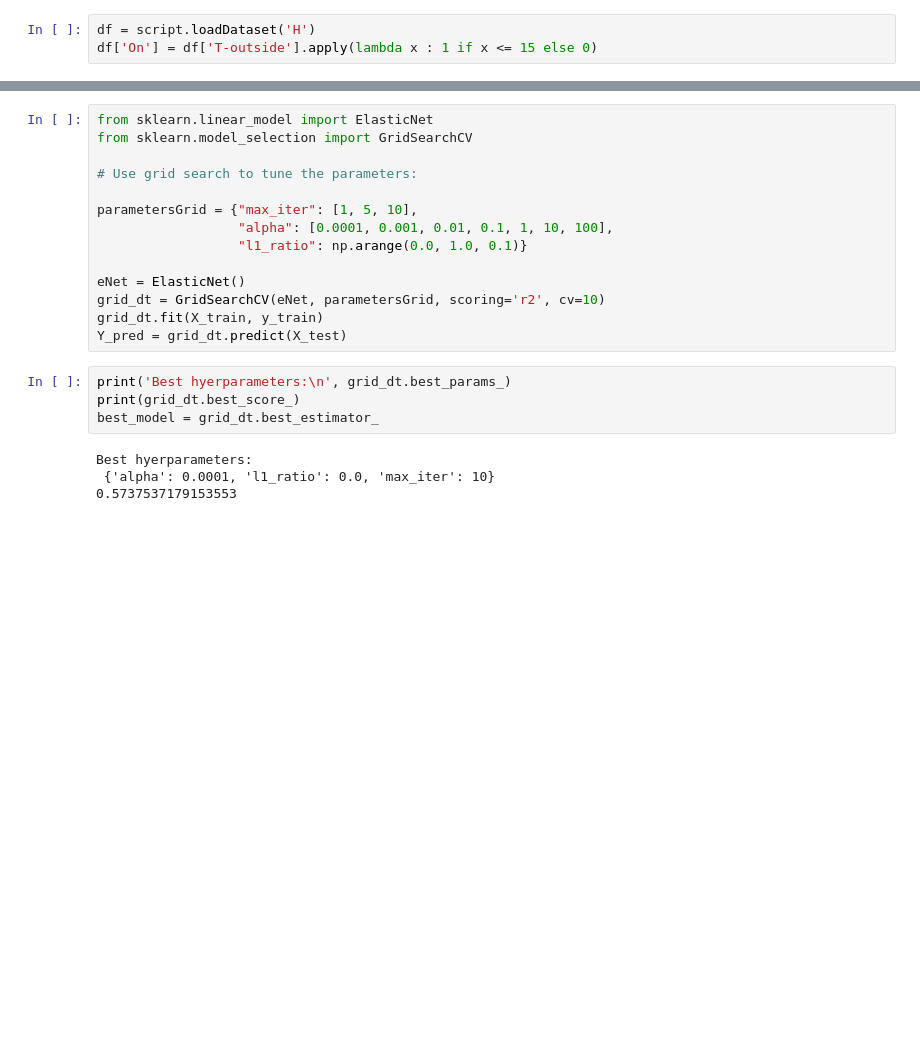
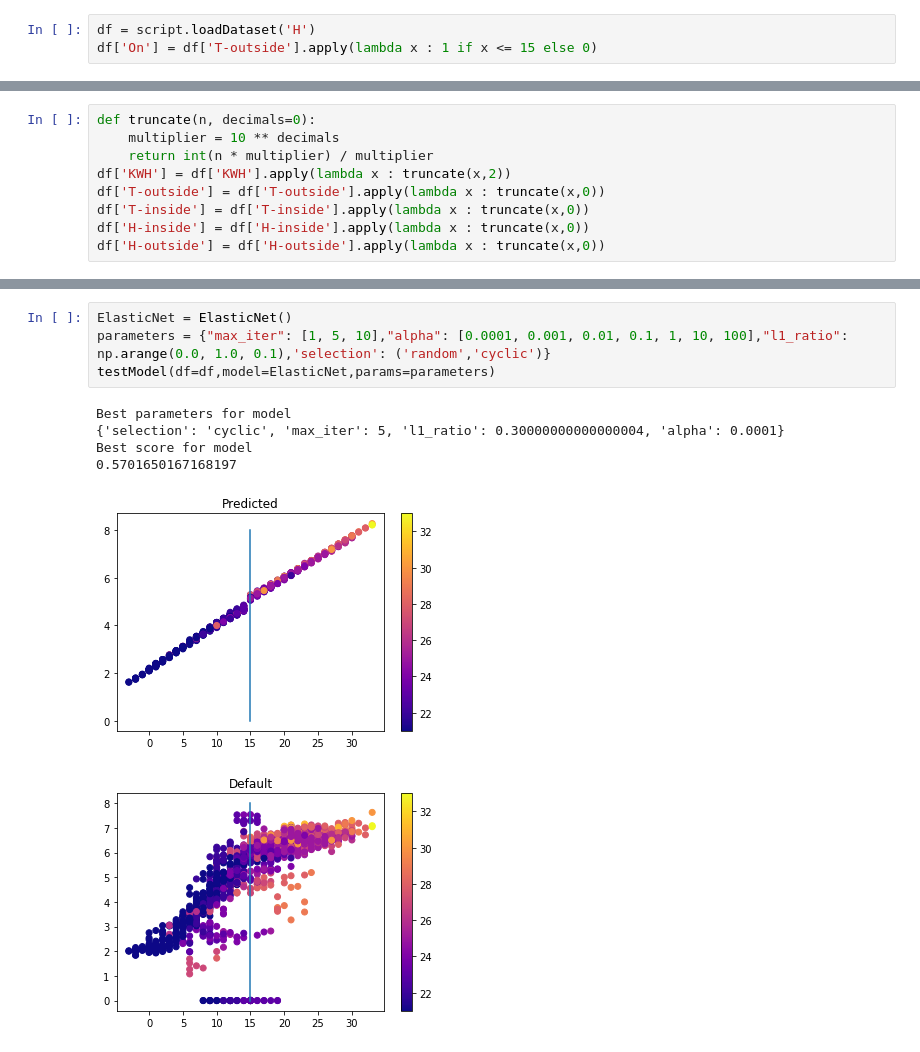
Before and after one commit to williambrach/air-conditioning-server-analysis, a Jupyter notebook: KWH_prediction.ipynb, the cells around one changed output, grey strips where cells are left out. Drawn from its saved outputs; the diff is of its cells as text; blank space fills up the shorter version.

Commit message:
testing regression models

```diff
--- a/KWH_prediction.ipynb
+++ b/KWH_prediction.ipynb
@@ -17,0 +61,9 @@ X_train, X_val, y_train, y_val = train_test_split(X_train, y_train, test_size=0.
+# %%
+def truncate(n, decimals=0):
+    multiplier = 10 ** decimals
+    return int(n * multiplier) / multiplier
+df['KWH'] = df['KWH'].apply(lambda x : truncate(x,2))
+df['T-outside'] = df['T-outside'].apply(lambda x : truncate(x,0))
+df['T-inside'] = df['T-inside'].apply(lambda x : truncate(x,0))
+df['H-inside'] = df['H-inside'].apply(lambda x : truncate(x,0))
+df['H-outside'] = df['H-outside'].apply(lambda x : truncate(x,0))
@@ -18,22 +91,11 @@ X_train, X_val, y_train, y_val = train_test_split(X_train, y_train, test_size=0.
 # %%
-from sklearn.linear_model import ElasticNet
-from sklearn.model_selection import GridSearchCV
-
-# Use grid search to tune the parameters:
-
-parametersGrid = {"max_iter": [1, 5, 10],
-                  "alpha": [0.0001, 0.001, 0.01, 0.1, 1, 10, 100],
-                  "l1_ratio": np.arange(0.0, 1.0, 0.1)}
-
-eNet = ElasticNet()
-grid_dt = GridSearchCV(eNet, parametersGrid, scoring='r2', cv=10)
-grid_dt.fit(X_train, y_train)
-Y_pred = grid_dt.predict(X_test)
+ElasticNet = ElasticNet()
+parameters = {"max_iter": [1, 5, 10],"alpha": [0.0001, 0.001, 0.01, 0.1, 1, 10, 100],"l1_ratio": np.arange(0.0, 1.0, 0.1),'selection': ('random','cyclic')}
+testModel(df=df,model=ElasticNet,params=parameters)
+# %% [output]
+Best parameters for model
+{'selection': 'cyclic', 'max_iter': 5, 'l1_ratio': 0.30000000000000004, 'alpha': 0.0001}
+Best score for model
+0.5701650167168197
+[figure, added]
+[figure, added]
-# %%
-print('Best hyerparameters:\n', grid_dt.best_params_)
-print(grid_dt.best_score_)
-best_model = grid_dt.best_estimator_
-# %% [output]
-Best hyerparameters:
- {'alpha': 0.0001, 'l1_ratio': 0.0, 'max_iter': 10}
-0.5737537179153553
```
Also changed, not shown: parts of 16 cells of this notebook.
